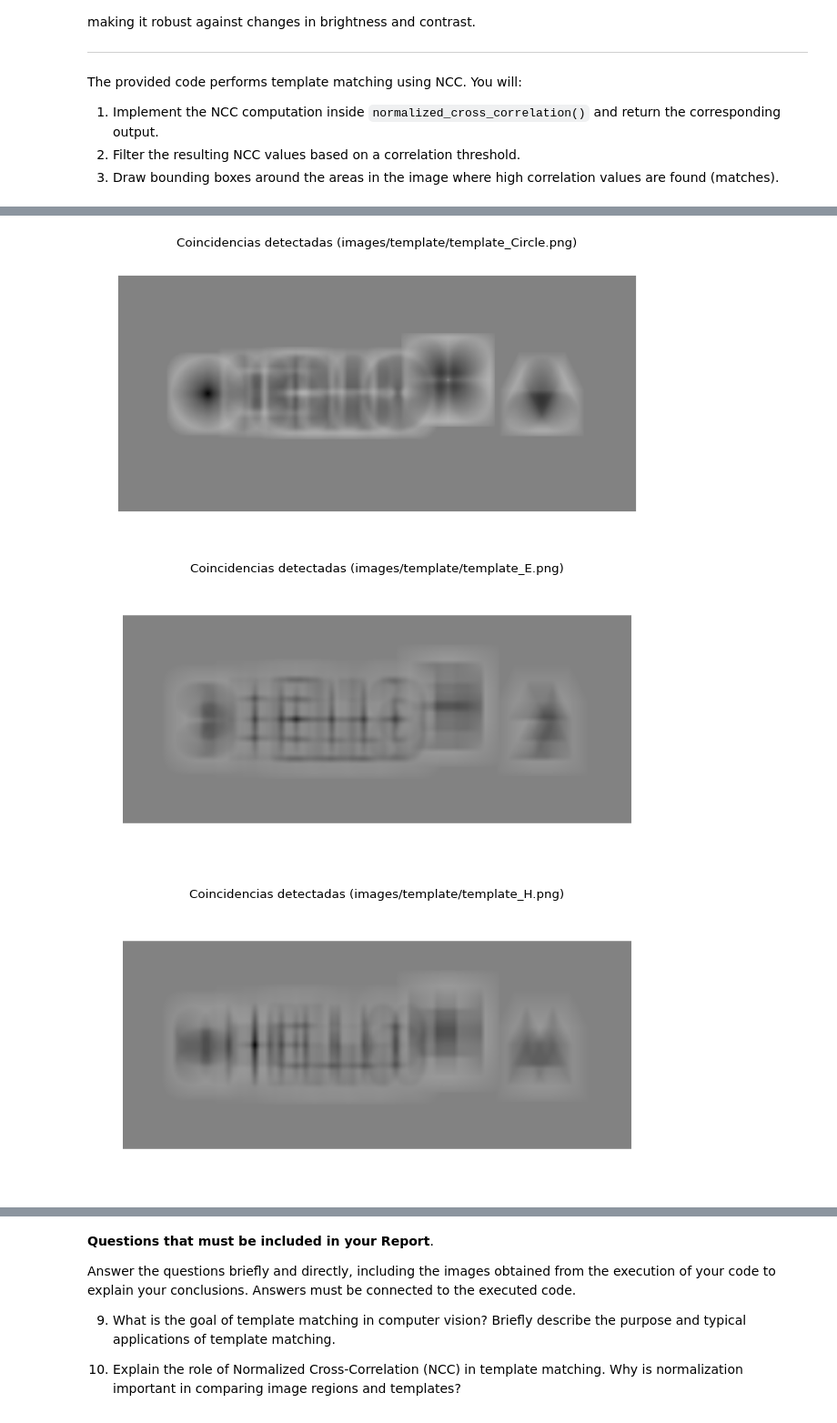
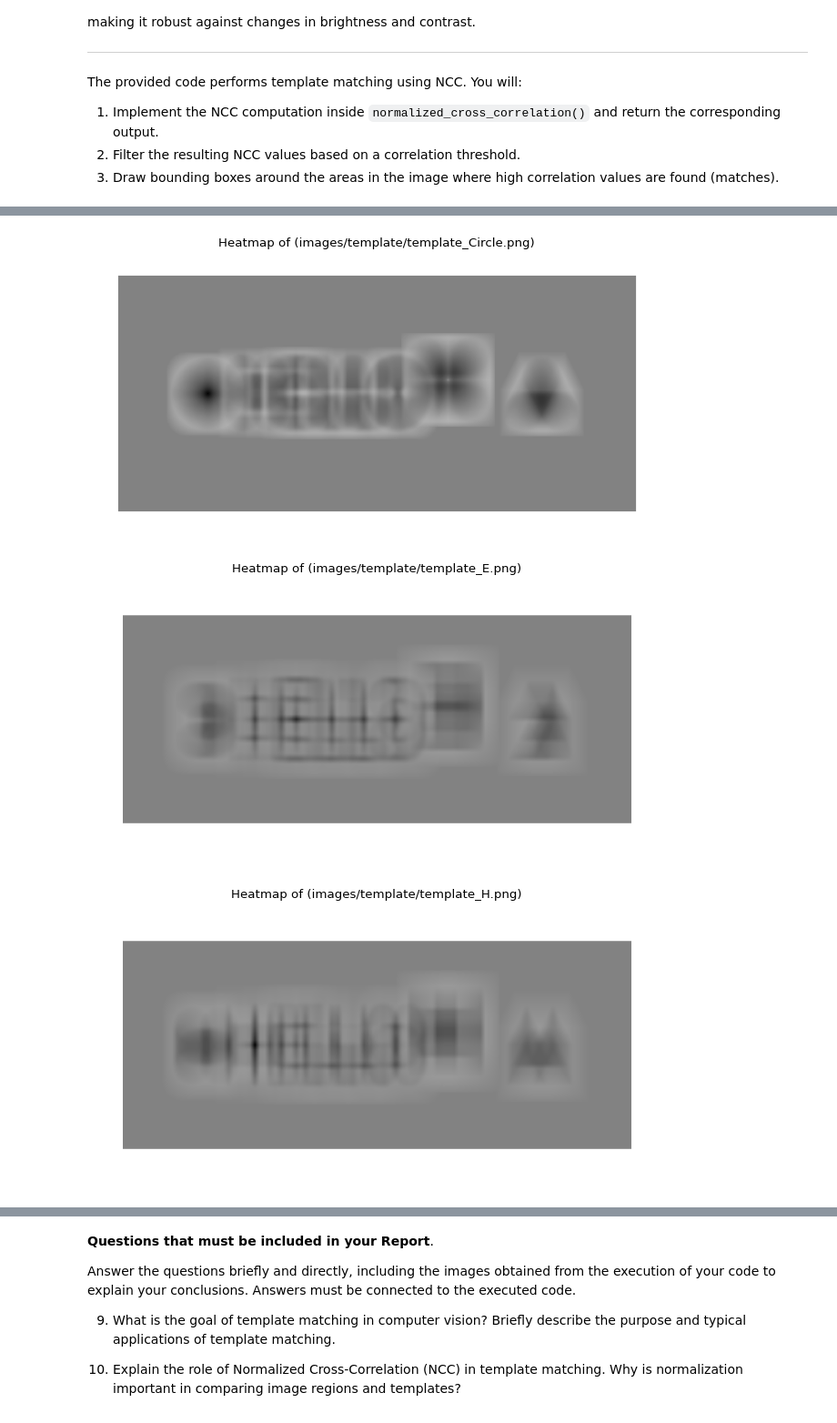
Before and after one commit to Pablo-H-H/Proyecto-1-Vision-Por-Computador, a Jupyter notebook: Project1.ipynb, the cells around one changed output, grey strips where cells are left out. Shown at 91% size. Saved outputs shown, nothing was run; the diff lists cells and outputs as text; code cells hidden in the pictures.

```diff
--- a/Project1.ipynb
+++ b/Project1.ipynb
@@ -804,35 +804,35 @@ templates = load_templates(files_path)
 
 # Store matches
 all_matches = []
 
 
 i = 0
 # Perform template matching for each template
 for template, shape in templates:
   matches = normalized_cross_correlation(image, template)
 
   # # Draw bounding boxes around matches
   result_image = draw_bounding_boxesDIF(image, matches, shape)
 
   # Display result image
   # Your code goes here!
 
   plt.figure(figsize=(10, 8), dpi=80)
   plt.imshow(cv2.cvtColor(result_image, cv2.COLOR_BGR2RGB))
-  plt.title(f"Coincidencias detectadas ({files_path[i]})")
+  plt.title(f"Heatmap of ({files_path[i]})")
   plt.axis("off")
   plt.show()
   i+=1
 
 
 
 
 plt.figure(figsize=(10, 8), dpi=80)
 plt.imshow(cv2.cvtColor(image, cv2.COLOR_BGR2RGB))
-plt.title("Coincidencias detectadas (NCC)")
+plt.title("Original Image")
 plt.axis("off")
 plt.show()
 # %% [output]
-[figure, old version]
+[figure, new version]
-[figure, old version]
+[figure, new version]
-[figure, old version]
+[figure, new version]
```
Also changed, not shown: parts of 5 cells of this notebook.
